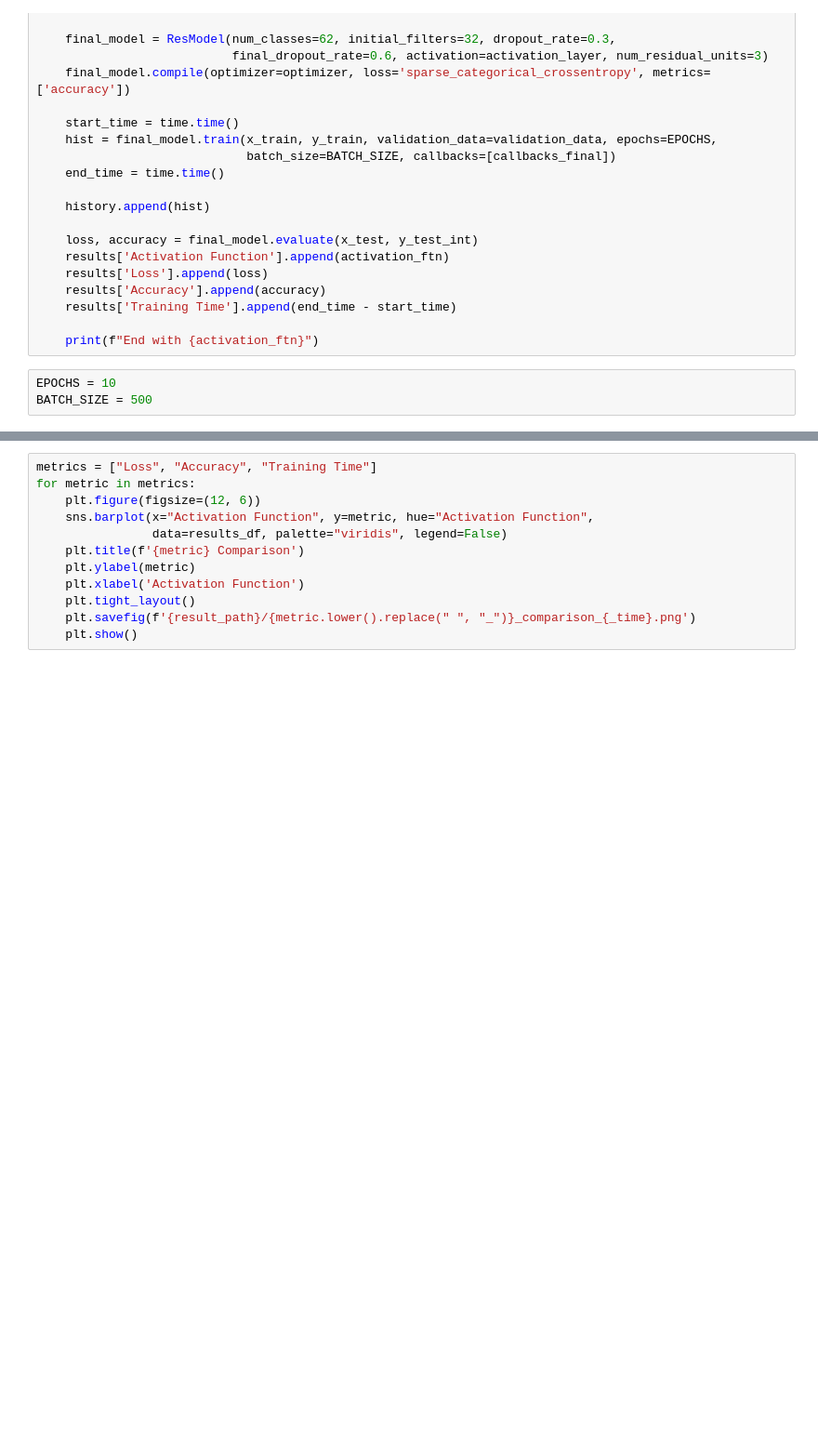
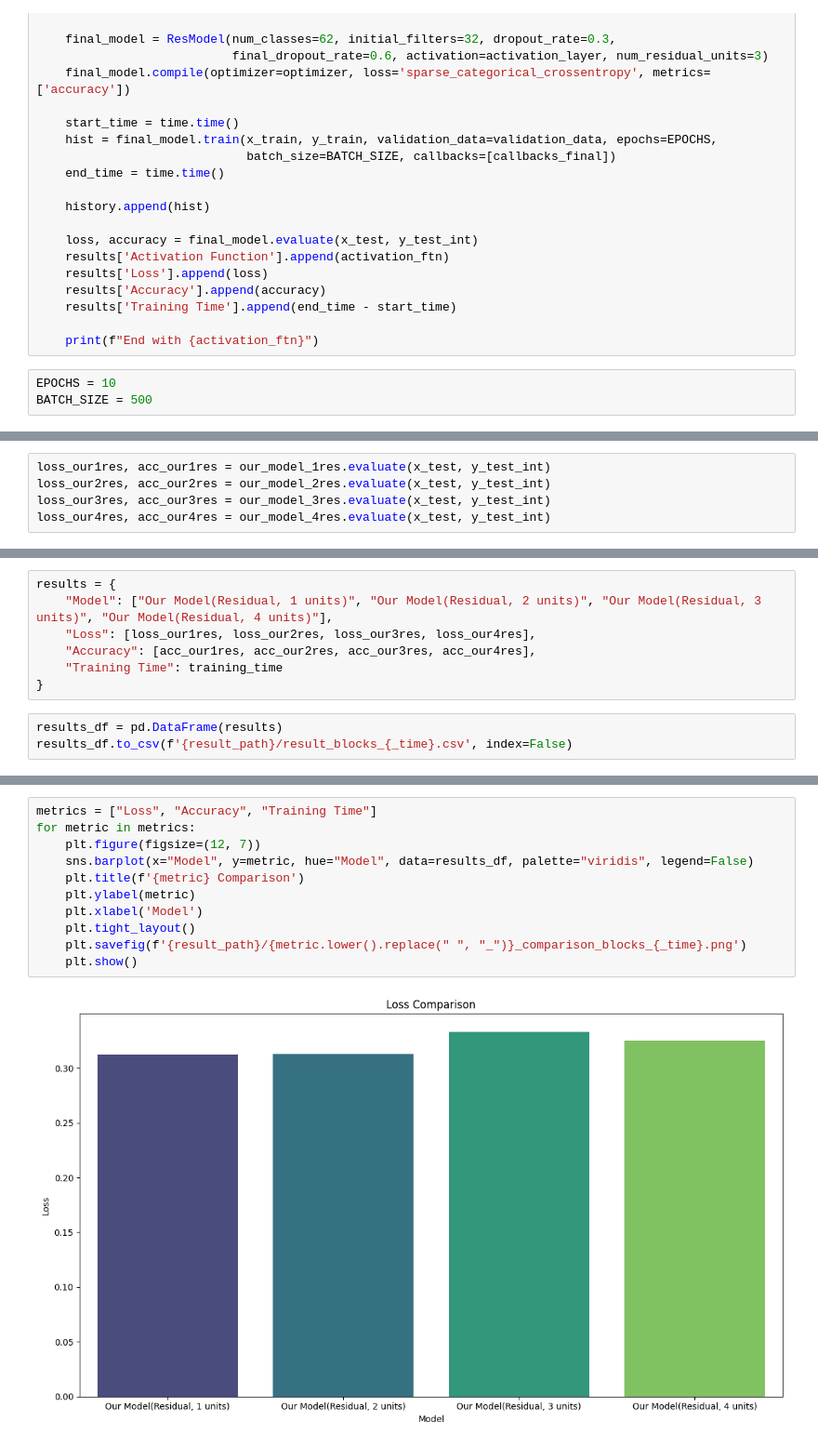
Before and after one commit to unbroken2650/ann-project, a Jupyter notebook: main.ipynb, the cells around one changed output, grey strips where cells are left out. Shown: that part at 93% size. Saved outputs shown, nothing was run; the diff lists cells and outputs as text; blank space fills up the shorter version.

```diff
--- a/main.ipynb
+++ b/main.ipynb
@@ -375,0 +745,5 @@ save_history(history, 'history_activation.pkl')
+# %%
+loss_our1res, acc_our1res = our_model_1res.evaluate(x_test, y_test_int)
+loss_our2res, acc_our2res = our_model_2res.evaluate(x_test, y_test_int)
+loss_our3res, acc_our3res = our_model_3res.evaluate(x_test, y_test_int)
+loss_our4res, acc_our4res = our_model_4res.evaluate(x_test, y_test_int)
@@ -375,0 +755,10 @@ save_history(history, 'history_activation.pkl')
+# %%
+results = {
+    "Model": ["Our Model(Residual, 1 units)", "Our Model(Residual, 2 units)", "Our Model(Residual, 3 units)", "Our Model(Residual, 4 units)"],
+    "Loss": [loss_our1res, loss_our2res, loss_our3res, loss_our4res],
+    "Accuracy": [acc_our1res, acc_our2res, acc_our3res, acc_our4res],
+    "Training Time": training_time
+}
+# %%
+results_df = pd.DataFrame(results)
+results_df.to_csv(f'{result_path}/result_blocks_{_time}.csv', index=False)
@@ -376,12 +796,13 @@ save_history(history, 'history_activation.pkl')
 # %%
 metrics = ["Loss", "Accuracy", "Training Time"]
 for metric in metrics:
-    plt.figure(figsize=(12, 6))
-    sns.barplot(x="Activation Function", y=metric, hue="Activation Function",
-                data=results_df, palette="viridis", legend=False)
+    plt.figure(figsize=(12, 7))
+    sns.barplot(x="Model", y=metric, hue="Model", data=results_df, palette="viridis", legend=False)
     plt.title(f'{metric} Comparison')
     plt.ylabel(metric)
-    plt.xlabel('Activation Function')
+    plt.xlabel('Model')
     plt.tight_layout()
-    plt.savefig(f'{result_path}/{metric.lower().replace(" ", "_")}_comparison_{_time}.png')
+    plt.savefig(f'{result_path}/{metric.lower().replace(" ", "_")}_comparison_blocks_{_time}.png')
     plt.show()
+# %% [output]
+[figure, added]
```
Also changed, not shown: parts of 39 cells of this notebook, 1 other file.
